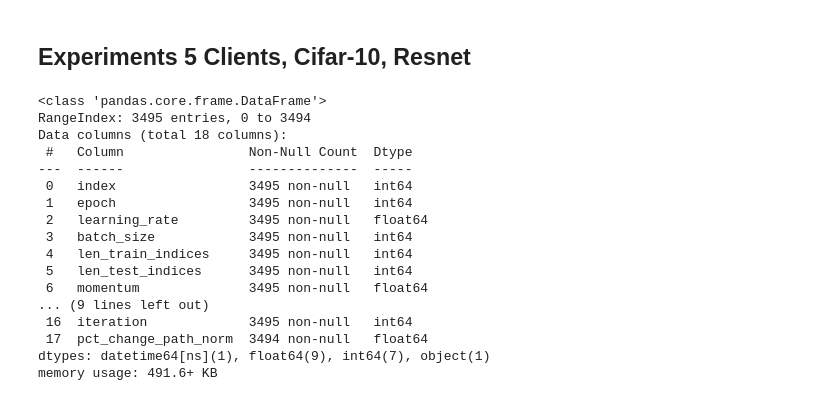
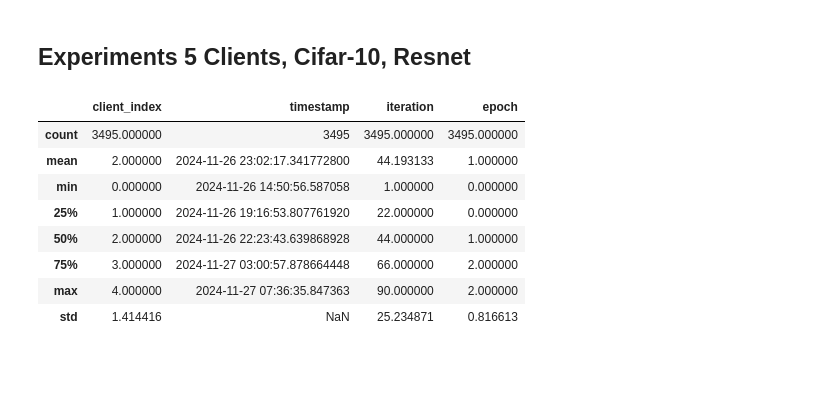
Before and after one commit to vaughankraska/fedland, a Jupyter notebook: scripts/analyze_resnet_cifar_5c.ipynb, the cells around one changed output. Saved outputs shown, nothing was run; the diff lists cells and outputs as text; code cells hidden in the pictures; blank space fills up the shorter version.

```diff
--- a/scripts/analyze_resnet_cifar_5c.ipynb
+++ b/scripts/analyze_resnet_cifar_5c.ipynb
@@ -10,41 +10,30 @@ from fedland.utils import load_all_training_results, get_experiment_description,
 # %%
 df = load_all_training_results(results_path="../results")
 experiment_ids = [
     "9070ebff-43ab-4eeb-9a8a-d64024ee8e04",
     "b458a5f7-193a-46f4-97d5-aac510bb5952",
     "64b57f5d-dbaf-4ffb-b9db-396ca6f73edc",
     "4b3a8ef9-c2ee-4a01-9260-6e4af635dc03",
     "410ad360-b445-4ae8-b224-6f997845a9b1",
     "3f6c270c-ff3d-4c1d-a01c-3359312cd3c4",
     "5f5b1857-84e7-4620-aa9c-77f9ea5e12da",
     "9d0054da-149f-4a8b-aa2c-6583ba8f7484",
 ]
 df = df[df["experiment_id"].isin(experiment_ids)]
-df = df.sort_values(by=["experiment_id", "client_index", "timestamp"])
-df['iteration'] = df.groupby(['experiment_id', 'client_index']).cumcount() + 1
-df = df.reset_index()
-df["pct_change_path_norm"] = df["path_norm"].pct_change()
-# for _, row in df.loc[0:100].iterrows():
-#     print(f"ci:{row['client_index']}, i:{row['iteration']}")
-df.info()
+# df = df.sort_values(by=["experiment_id", "client_index", "timestamp"])
+# df['iteration'] = df.groupby(['experiment_id', 'client_index']).cumcount() + 1
+# df = df.reset_index()
+df[["experiment_id", "client_index", "timestamp", "iteration", "epoch"]].describe()
 # %% [output]
-<class 'pandas.core.frame.DataFrame'>
-RangeIndex: 3495 entries, 0 to 3494
-Data columns (total 18 columns):
- #   Column                Non-Null Count  Dtype
----  ------                --------------  -----
- 0   index                 3495 non-null   int64
- 1   epoch                 3495 non-null   int64
- 2   learning_rate         3495 non-null   float64
- 3   batch_size            3495 non-null   int64
- 4   len_train_indices     3495 non-null   int64
- 5   len_test_indices      3495 non-null   int64
- 6   momentum              3495 non-null   float64
-... (9 lines left out)
- 16  iteration             3495 non-null   int64
- 17  pct_change_path_norm  3494 non-null   float64
-dtypes: datetime64[ns](1), float64(9), int64(7), object(1)
-memory usage: 491.6+ KB
+|  | client_index | timestamp | iteration | epoch |
+| count | 3495.000000 | 3495 | 3495.000000 | 3495.000000 |
+| mean | 2.000000 | 2024-11-26 23:02:17.341772800 | 44.193133 | 1.000000 |
+| min | 0.000000 | 2024-11-26 14:50:56.587058 | 1.000000 | 0.000000 |
+| 25% | 1.000000 | 2024-11-26 19:16:53.807761920 | 22.000000 | 0.000000 |
+| 50% | 2.000000 | 2024-11-26 22:23:43.639868928 | 44.000000 | 1.000000 |
+| 75% | 3.000000 | 2024-11-27 03:00:57.878664448 | 66.000000 | 2.000000 |
+| max | 4.000000 | 2024-11-27 07:36:35.847363 | 90.000000 | 2.000000 |
+| std | 1.414416 | NaN | 25.234871 | 0.816613 |
 # %%
 plt.figure(figsize=(12, 6))
 temp = df[df["epoch"] == 0]
```
Also changed, not shown: parts of 3 cells of this notebook, 2 other files.
